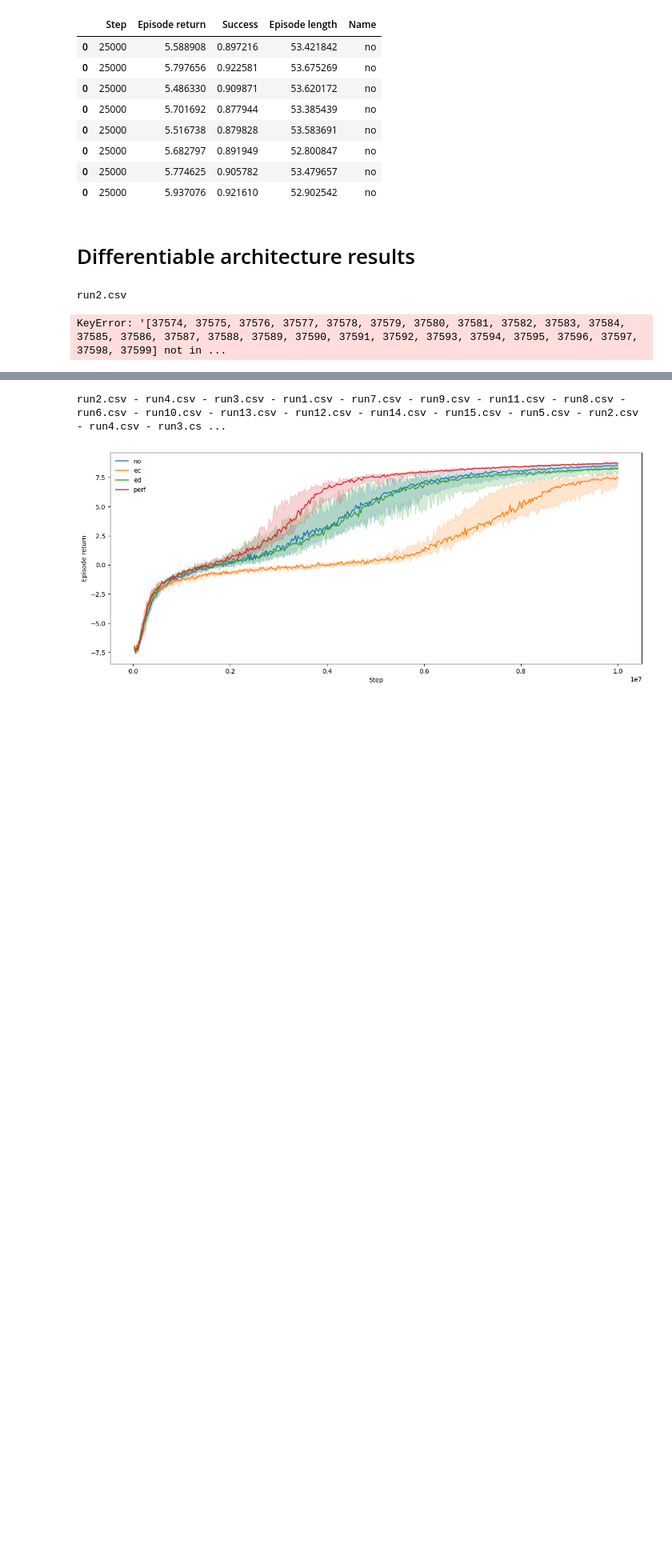
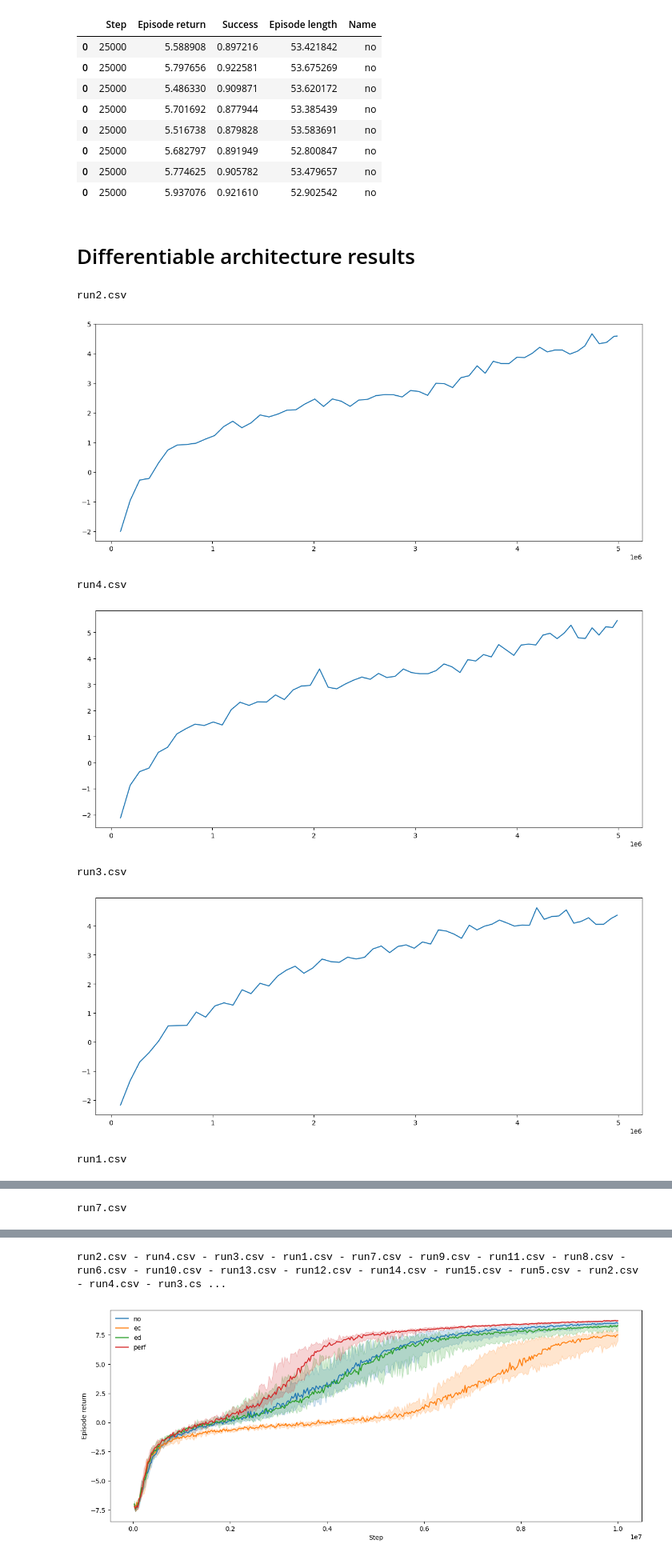
Before and after one commit to Maxtoq/MADRL-PhD-Thesis-Code, a Jupyter notebook: results/LAMARL Graphs.ipynb, the cells around one changed output, grey strips where cells are left out. Shown at 80% size. Drawn from its saved outputs; the diff is of its cells as text; code cells hidden in the pictures; blank space fills up the shorter version.

```diff
--- a/results/LAMARL Graphs.ipynb
+++ b/results/LAMARL Graphs.ipynb
@@ -146,7 +146,7 @@ def box_plot_runs(runs, x="Step", y="Mean return",
 def load_plot_runs(path, y="Episode extrinsic return", n_index_avg=100, separate_graphs=True, ax=None,
                    ax_xlabel=None, ax_ylabel=None):
     if os.path.isfile(path):
-        data = pd.read_csv(path, index_col=0)
+        data = pd.read_csv(path)#, index_col=0)
         # TODO Plot single run
 
     else:
@@ -158,7 +158,7 @@ def load_plot_runs(path, y="Episode extrinsic return", n_index_avg=100, separate
             ax.set(ylabel=ax_ylabel)
         for file in os.listdir(path):
             print(file)
-            run = pd.read_csv(os.path.join(path, file), index_col=0)
+            run = pd.read_csv(os.path.join(path, file))#, index_col=0)
             #run = mov_avg(run, step_range=step_range, n_runs=1)
             run = mov_avg_index(run, n_index=n_index_avg)
             if separate_graphs:
@@ -350,7 +350,12 @@ ad_no_12[ad_no_12["Step"] == 25000]
 # %% [markdown]
 # Differentiable architecture results
 # %%
-load_plot_runs("../models/magym_PredPrey_new/Adapt_9o5SA-noSA_Diff_noc/train_data/", "Episode return")
+load_plot_runs("../models/magym_PredPrey_new/Adapt_9o5SA-noSA_Diff_noc/train_data/", "Episode return", n_index_avg=1000)
 # %% [output]
 run2.csv
+[figure, added]
-KeyError: '[37574, 37575, 37576, 37577, 37578, 37579, 37580, 37581, 37582, 37583, 37584, 37585, 37586, 37587, 37588, 37589, 37590, 37591, 37592, 37593, 37594, 37595, 37596, 37597, 37598, 37599] not in ...
+run4.csv
+[figure, added]
+run3.csv
+[figure, added]
+run1.csv
@@ -356,0 +363 @@ KeyError: '[37574, 37575, 37576, 37577, 37578, 37579, 37580, 37581, 37582, 37583
+run7.csv
```
Also changed, not shown: parts of 3 cells of this notebook, 1 other file.
